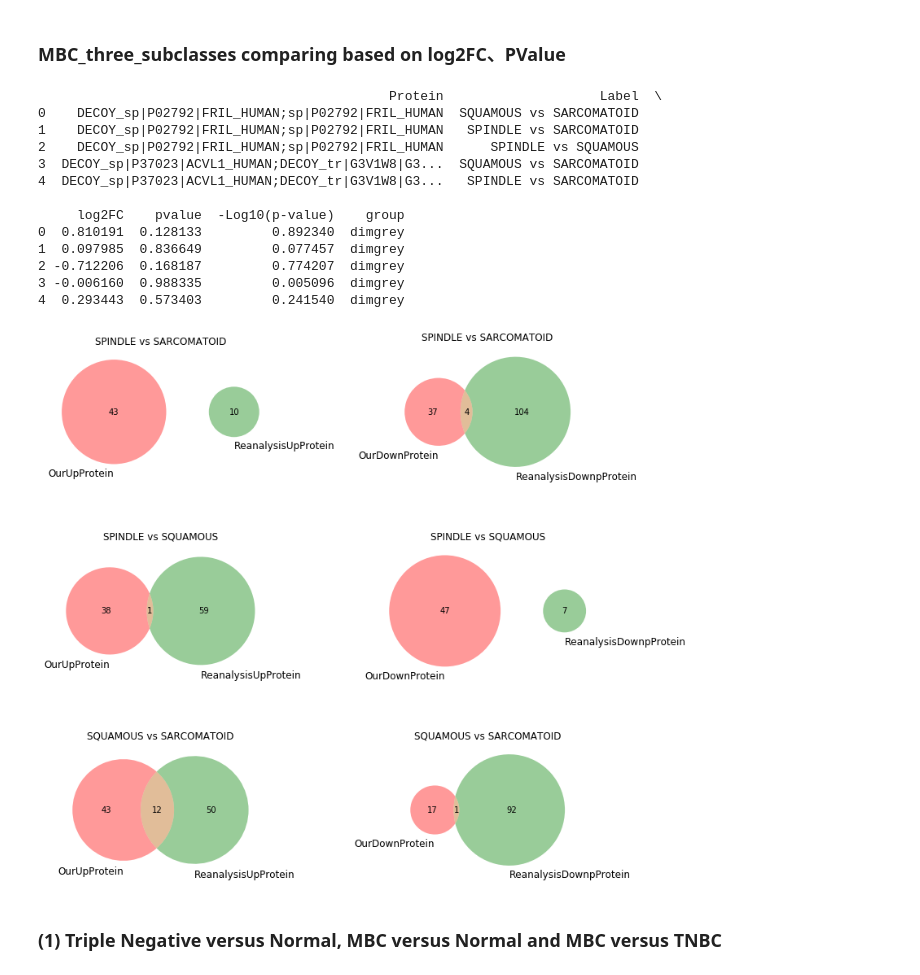
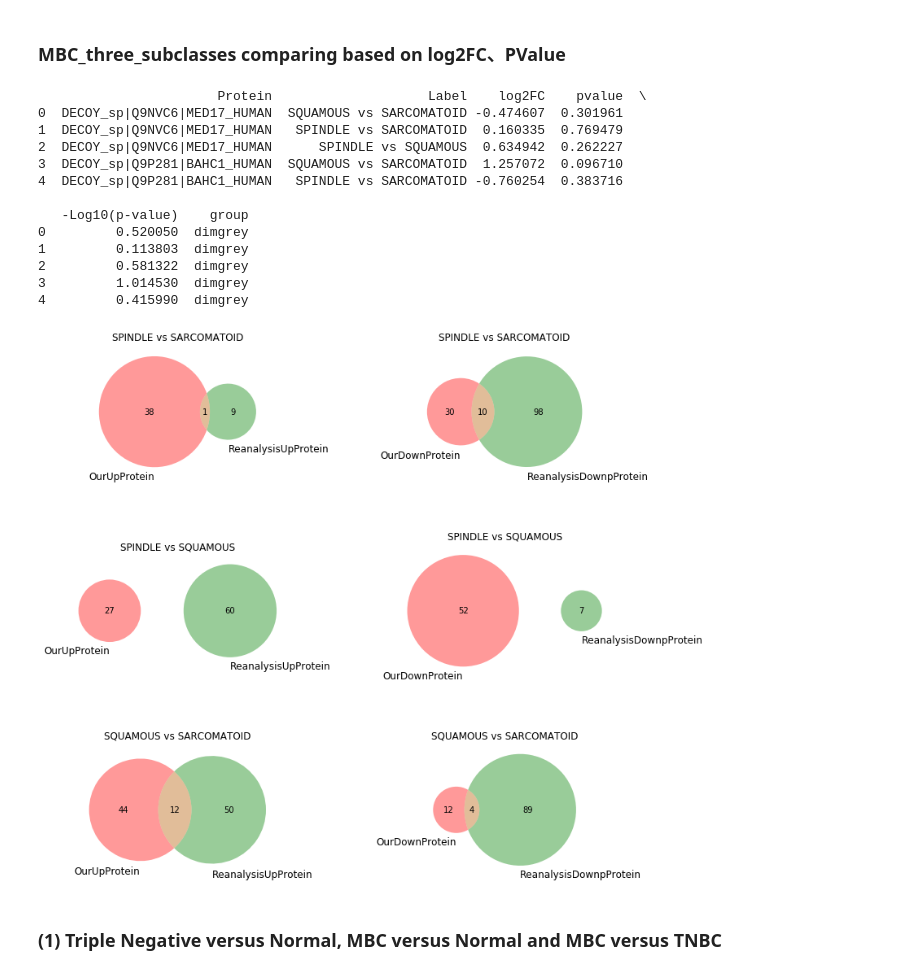
Before and after one commit to bigbio/pquant, a Jupyter notebook: notebooks/Evaluate_the_pipeline_performance_based_PXD014414Reanalysis.ipynb, the cells around one changed output. Cells and saved outputs as stored; diff of their text form; code cells hidden in the pictures.

```diff
--- a/notebooks/Evaluate_the_pipeline_performance_based_PXD014414Reanalysis.ipynb
+++ b/notebooks/Evaluate_the_pipeline_performance_based_PXD014414Reanalysis.ipynb
@@ -1,5 +1,25 @@
 # %%
 %load_ext rpy2.ipython
+# %%
+# preprocess out_msstats.csv
+
+import pandas as pd
+
+def remove_decoy(Pro):
+    if "CONTAMINANT" in Pro:
+        t = []
+        for p in Pro.split(";"):
+            if "CONTAMINANT" in p:
+                pass
+            else:
+                t.append(p)
+        return ";".join(t)
+    else:
+        return Pro
+
+data = pd.read_csv("C:/Users/ChengXin/MyProgram/TMTProjects/PXD014414/Yasset/out_msstats.csv", sep=",")
+data['ProteinName'] = data.apply(lambda x: remove_decoy(x.ProteinName), axis=1)
+data.to_csv("C:/Users/ChengXin/MyProgram/TMTProjects/PXD014414/Yasset/out_msstats_pre.csv", index=False, sep=",")
 # %%
 %%R -w 800 -h 600
 
@@ -138,7 +159,7 @@ import pandas as pd
 import numpy as np
 from matplotlib import pyplot as plt
 
-result = pd.read_csv('../EvaluatePerformance/Within_Subtype_Comp_result.csv', sep=',')
+result = pd.read_csv('../Yasset/Within_Subtype_Comp_result.csv', sep=',')
 result = result[['Protein', 'Label', 'log2FC', 'pvalue']].dropna()
 result["-Log10(p-value)"] = -np.log10(result['pvalue'])
 
@@ -208,7 +229,7 @@ import pandas as pd
 import numpy as np
 from matplotlib import pyplot as plt
 
-result = pd.read_csv('../EvaluatePerformance/Within_Subtype_Comp_result.csv', sep=',')
+result = pd.read_csv('../Yasset/Within_Subtype_Comp_result.csv', sep=',')
 result = result[['Protein', 'Label', 'log2FC', 'pvalue']].dropna()
 result["-Log10(p-value)"] = -np.log10(result['pvalue'])
 
@@ -228,46 +249,46 @@ fig = plt.figure(figsize=(12, 12))
 i = 1
 for comp in np.unique(result['Label']):
     data = result[result['Label'] == comp]
     if comp == "SQUAMOUS vs SARCOMATOID":
         reanalysis_downProtein = reanalysis_res[(reanalysis_res['logFC_C_Sq'] < -1)&(reanalysis_res['PValue_C_Sq'] < 0.01)]['Accession'].tolist()
         reanalysis_upProtein = reanalysis_res[(reanalysis_res['logFC_C_Sq'] > 1)&(reanalysis_res['PValue_C_Sq'] < 0.01)]['Accession'].tolist()
     elif comp == "SPINDLE vs SARCOMATOID":
         reanalysis_downProtein = reanalysis_res[(reanalysis_res['logFC_C_Sp'] < -1)&(reanalysis_res['PValue_C_Sp'] < 0.01)]['Accession'].tolist()
         reanalysis_upProtein = reanalysis_res[(reanalysis_res['logFC_C_Sp'] > 1)&(reanalysis_res['PValue_C_Sp'] < 0.01)]['Accession'].tolist()
     elif comp == "SPINDLE vs SQUAMOUS":
         reanalysis_downProtein = reanalysis_res[(reanalysis_res['logFC_Sp_Sq'] < -1)&(reanalysis_res['PValue_Sp_Sq'] < 0.01)]['Accession'].tolist()
         reanalysis_upProtein = reanalysis_res[(reanalysis_res['logFC_Sp_Sq'] > 1)&(reanalysis_res['PValue_Sp_Sq'] < 0.01)]['Accession'].tolist()
 
     ax = fig.add_subplot(320 + i)
     OurUpProtein = data[data['group'] == "up"]['Protein'].tolist()
     OurDownProtein = data[data['group'] == "down"]['Protein'].tolist()
 
     i += 1
     ax.set_title(comp)
     venn2(subsets=[set(OurUpProtein), set(reanalysis_upProtein)], set_labels=('OurUpProtein', 'ReanalysisUpProtein'), ax=ax)
 
     ax = fig.add_subplot(320 + i)
     ax.set_title(comp)
     venn2(subsets=[set(OurDownProtein), set(reanalysis_downProtein)], set_labels=('OurDownProtein', 'ReanalysisDownpProtein'), ax=ax)
     i += 1
 
 plt.subplots_adjust(wspace=0.5,hspace=0.5)
 plt.show()
 # %% [output]
-                                             Protein                    Label  \
-0    DECOY_sp|P02792|FRIL_HUMAN;sp|P02792|FRIL_HUMAN  SQUAMOUS vs SARCOMATOID
-1    DECOY_sp|P02792|FRIL_HUMAN;sp|P02792|FRIL_HUMAN   SPINDLE vs SARCOMATOID
-2    DECOY_sp|P02792|FRIL_HUMAN;sp|P02792|FRIL_HUMAN      SPINDLE vs SQUAMOUS
-3  DECOY_sp|P37023|ACVL1_HUMAN;DECOY_tr|G3V1W8|G3...  SQUAMOUS vs SARCOMATOID
-4  DECOY_sp|P37023|ACVL1_HUMAN;DECOY_tr|G3V1W8|G3...   SPINDLE vs SARCOMATOID
+                       Protein                    Label    log2FC    pvalue  \
+0  DECOY_sp|Q9NVC6|MED17_HUMAN  SQUAMOUS vs SARCOMATOID -0.474607  0.301961
+1  DECOY_sp|Q9NVC6|MED17_HUMAN   SPINDLE vs SARCOMATOID  0.160335  0.769479
+2  DECOY_sp|Q9NVC6|MED17_HUMAN      SPINDLE vs SQUAMOUS  0.634942  0.262227
+3  DECOY_sp|Q9P281|BAHC1_HUMAN  SQUAMOUS vs SARCOMATOID  1.257072  0.096710
+4  DECOY_sp|Q9P281|BAHC1_HUMAN   SPINDLE vs SARCOMATOID -0.760254  0.383716
 
-     log2FC    pvalue  -Log10(p-value)    group
-0  0.810191  0.128133         0.892340  dimgrey
-1  0.097985  0.836649         0.077457  dimgrey
-2 -0.712206  0.168187         0.774207  dimgrey
-3 -0.006160  0.988335         0.005096  dimgrey
-4  0.293443  0.573403         0.241540  dimgrey
+   -Log10(p-value)    group
+0         0.520050  dimgrey
+1         0.113803  dimgrey
+2         0.581322  dimgrey
+3         1.014530  dimgrey
+4         0.415990  dimgrey
-[figure, old version]
+[figure, new version]
 # %% [markdown]
 ### (1) Triple Negative versus Normal, MBC versus Normal and MBC versus TNBC
 # %%
```
Also changed, not shown: parts of 8 cells of this notebook, 1 other file.
